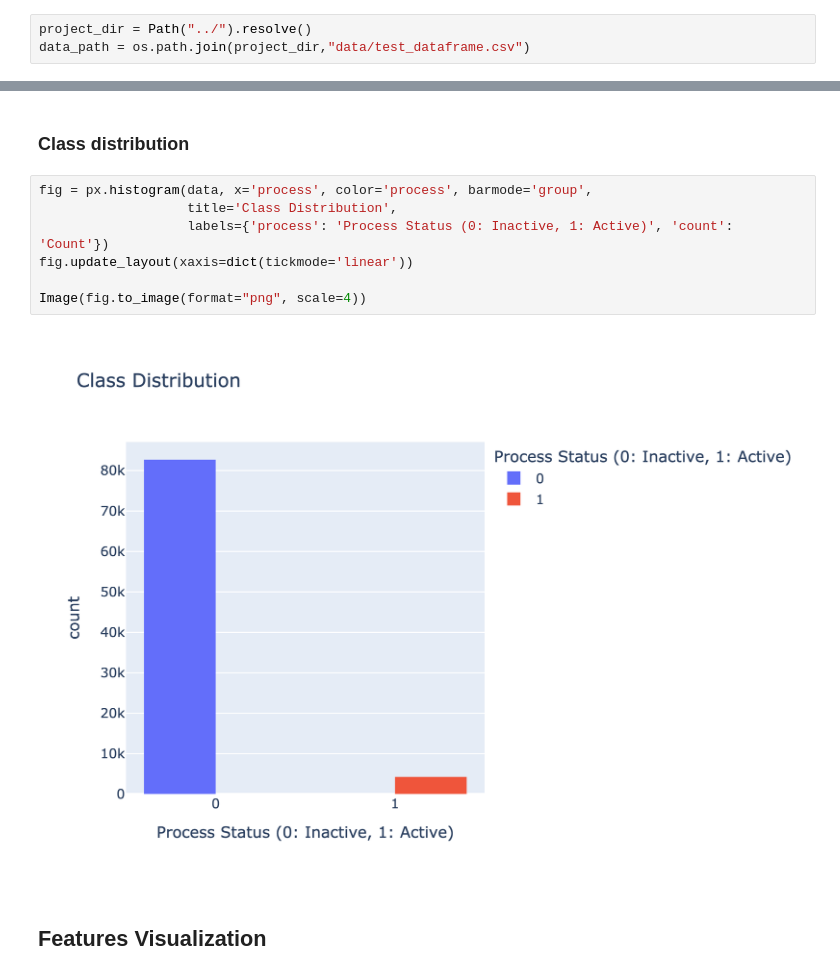
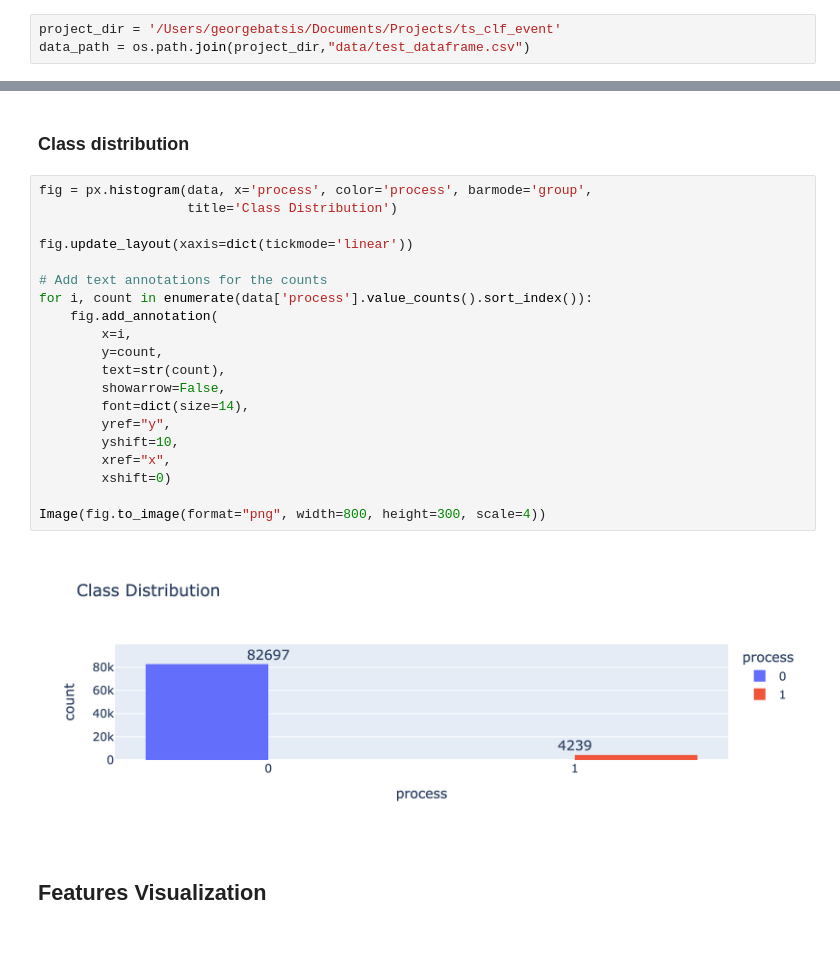
Before and after one commit to gbatsis/ts_clf_event, a Jupyter notebook: notebooks/01. EDA.ipynb, the cells around one changed output, grey strips where cells are left out. Cells and saved outputs as stored; diff of their text form; blank space fills up the shorter version.

Commit message:
data preprocessing

```diff
--- a/notebooks/01. EDA.ipynb
+++ b/notebooks/01. EDA.ipynb
@@ -12,6 +11,6 @@ from pathlib import Path
 from IPython.display import Image
 # %%
-project_dir = Path("../").resolve()
+project_dir = '/Users/georgebatsis/Documents/Projects/ts_clf_event'
 data_path = os.path.join(project_dir,"data/test_dataframe.csv")
 # %% [markdown]
 ## Initial inspection
@@ -68,13 +67,26 @@ data.describe()
 ### Class distribution
 # %%
 fig = px.histogram(data, x='process', color='process', barmode='group',
-                   title='Class Distribution',
-                   labels={'process': 'Process Status (0: Inactive, 1: Active)', 'count': 'Count'})
+                   title='Class Distribution')
+
 fig.update_layout(xaxis=dict(tickmode='linear'))
 
-Image(fig.to_image(format="png", scale=4))
+# Add text annotations for the counts
+for i, count in enumerate(data['process'].value_counts().sort_index()):
+    fig.add_annotation(
+        x=i,
+        y=count,
+        text=str(count),
+        showarrow=False,
+        font=dict(size=14),
+        yref="y",
+        yshift=10,
+        xref="x",
+        xshift=0)
+
+Image(fig.to_image(format="png", width=800, height=300, scale=4))
 # %% [output]
-[figure, old version]
+[figure, new version]
 # %% [markdown]
 ## Features Visualization
 # %% [markdown]
```
Also changed, not shown: parts of 1 cell of this notebook, 12 other files.
